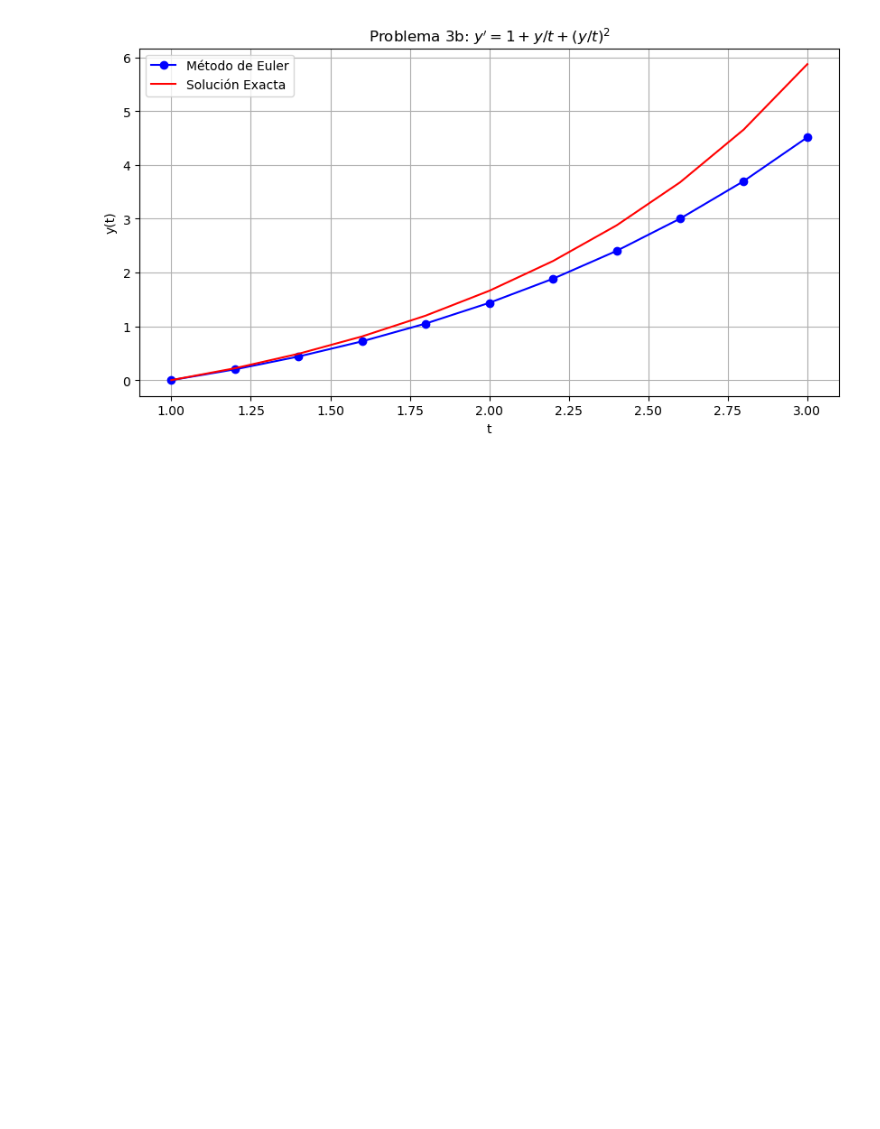
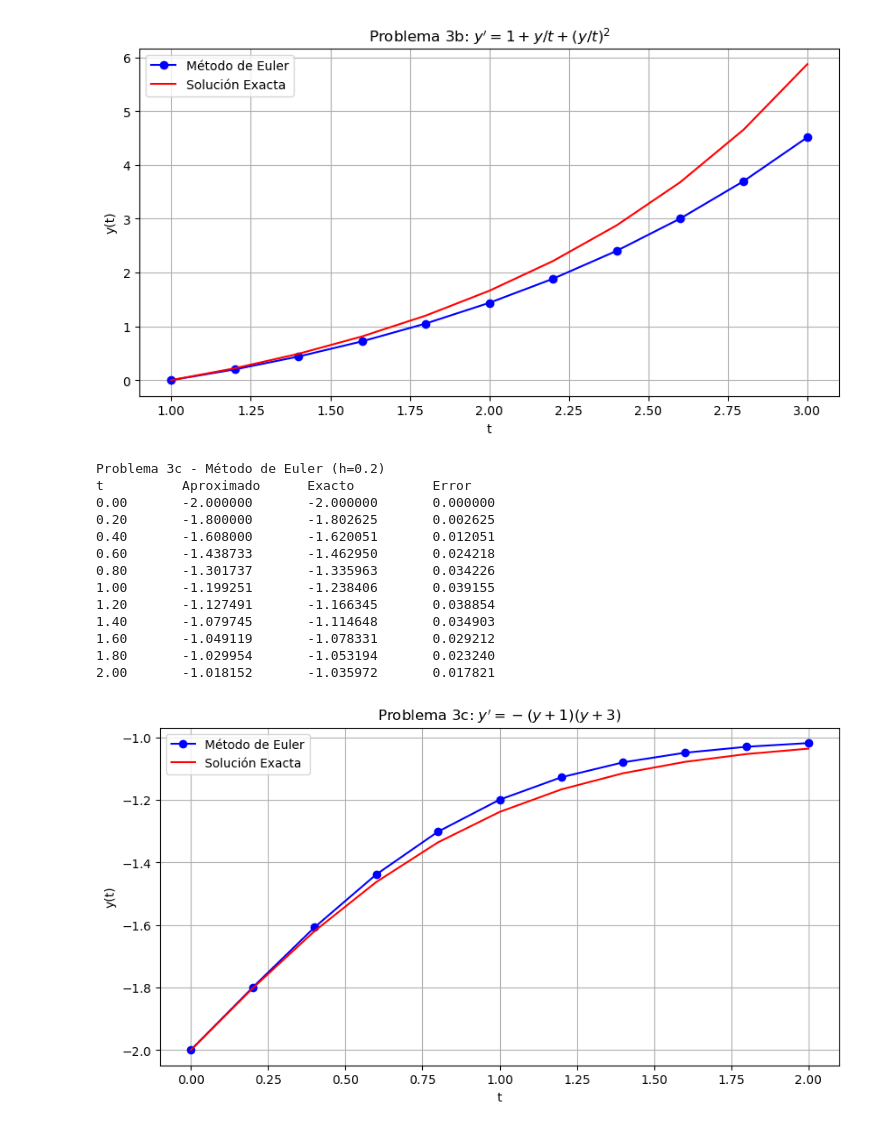
Before and after one commit to JASL22/-Tarea-12-Ejercicios-Unidad-05-A-ODE-Metodo-de-Euler, a Jupyter notebook: Deber 12.ipynb, the cells around one changed output. Drawn from its saved outputs; the diff is of its cells as text; code cells hidden in the pictures; blank space fills up the shorter version.

```diff
--- a/Deber 12.ipynb
+++ b/Deber 12.ipynb
@@ -441,3 +441,53 @@ t          Aproximado      Exacto          Error
 2.80       3.700601        4.658665        0.958064
 3.00       4.514277        5.874100        1.359823
 [figure]
+# %%
+# 3.c)
+def f3c(t, y):
+    return -(y + 1)*(y + 3)
+
+def exact_sol3c(t):
+    return -3 + 2/(1 + np.exp(-2*t))
+
+# Parámetros
+t0, y0 = 0, -2
+h = 0.2
+n = int((2 - t0)/h)
+
+# Método de Euler
+t_euler, y_euler = euler_method(f3c, t0, y0, h, n)
+
+# Solución exacta
+y_exact = exact_sol3c(t_euler)
+
+# Resultados
+print("Problema 3c - Método de Euler (h=0.2)")
+print("{:<10} {:<15} {:<15} {:<15}".format("t", "Aproximado", "Exacto", "Error"))
+for ti, ye, ya in zip(t_euler, y_euler, y_exact):
+    print("{:<10.2f} {:<15.6f} {:<15.6f} {:<15.6f}".format(ti, ye, ya, abs(ya - ye)))
+
+# Gráfico
+plt.figure(figsize=(10, 5))
+plt.plot(t_euler, y_euler, 'bo-', label='Método de Euler')
+plt.plot(t_euler, y_exact, 'r-', label='Solución Exacta')
+plt.title("Problema 3c: $y' = -(y + 1)(y + 3)$")
+plt.xlabel('t')
+plt.ylabel('y(t)')
+plt.legend()
+plt.grid()
+plt.show()
+# %% [output]
+Problema 3c - Método de Euler (h=0.2)
+t          Aproximado      Exacto          Error
+0.00       -2.000000       -2.000000       0.000000
+0.20       -1.800000       -1.802625       0.002625
+0.40       -1.608000       -1.620051       0.012051
+0.60       -1.438733       -1.462950       0.024218
+0.80       -1.301737       -1.335963       0.034226
+1.00       -1.199251       -1.238406       0.039155
+1.20       -1.127491       -1.166345       0.038854
+1.40       -1.079745       -1.114648       0.034903
+1.60       -1.049119       -1.078331       0.029212
+1.80       -1.029954       -1.053194       0.023240
+2.00       -1.018152       -1.035972       0.017821
+[figure, added]
```
Also changed, not shown: parts of 3 cells of this notebook.
